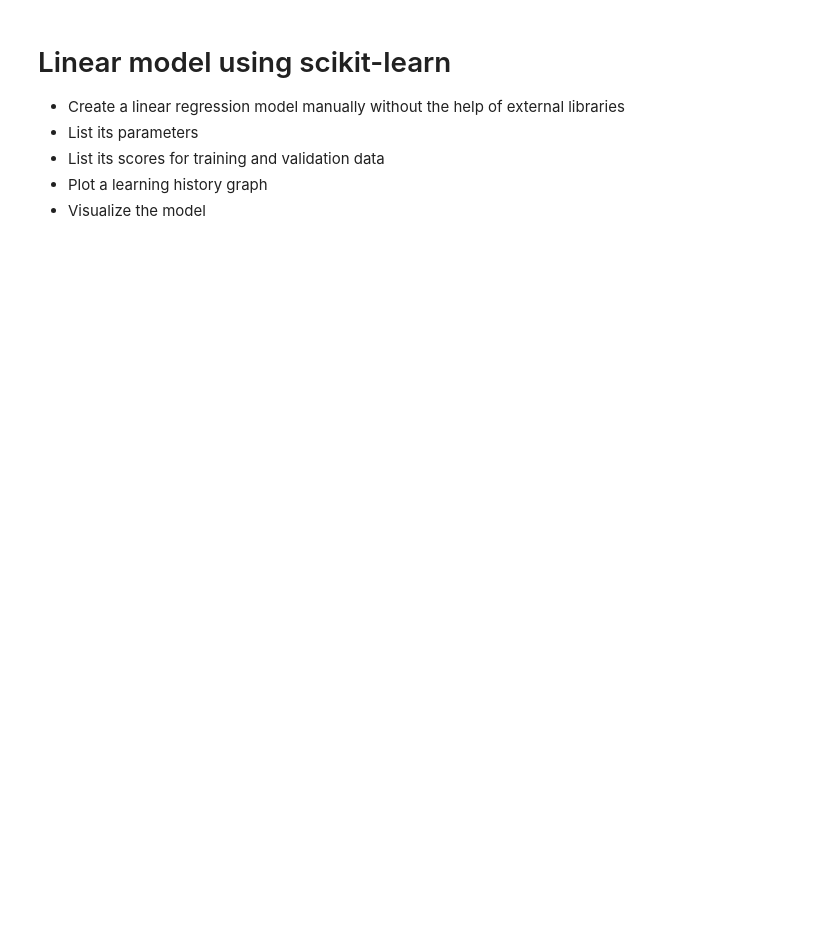
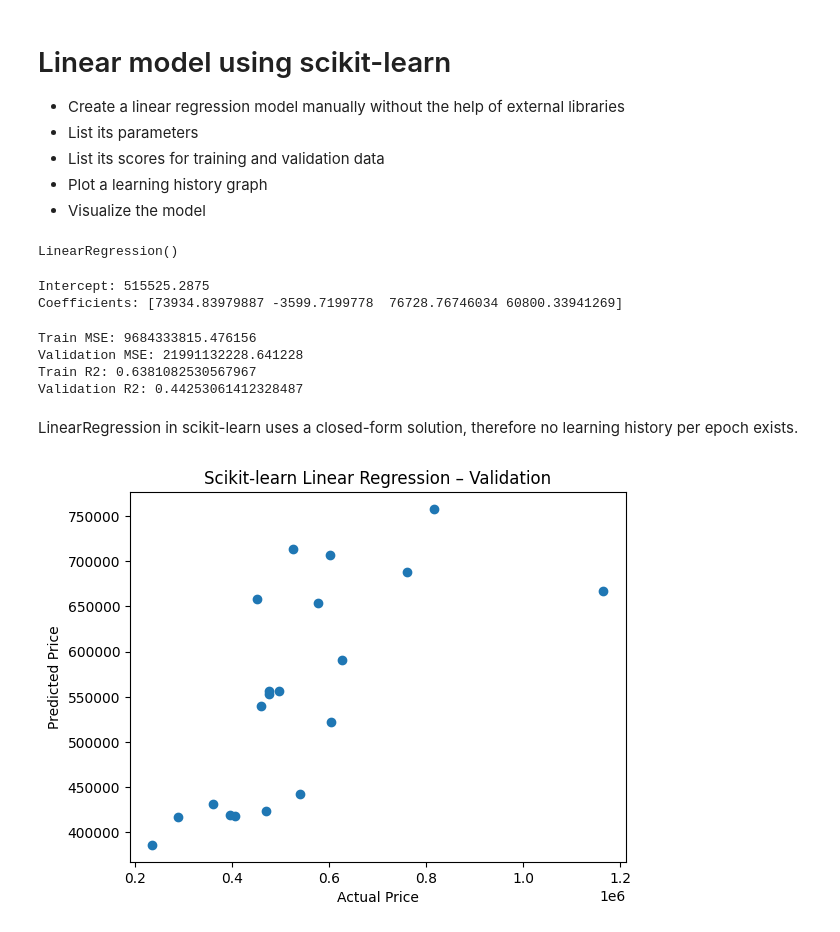
Before and after one commit to University-of-Pardubice/exercises-canistan0, a Jupyter notebook: 06_Linear_regression/06_B_task_Portland.ipynb, the cells around one changed output. Drawn from its saved outputs; the diff is of its cells as text; code cells hidden in the pictures; blank space fills up the shorter version.

```diff
--- a/06_Linear_regression/06_B_task_Portland.ipynb
+++ b/06_Linear_regression/06_B_task_Portland.ipynb
@@ -60,3 +129,38 @@ NameError: name 'pd' is not defined
 - List its scores for training and validation data
 - Plot a learning history graph
 - Visualize the model
+# %%
+model = LinearRegression()
+model.fit(X_train_scaled, y_train)
+# %% [output]
+LinearRegression()
+# %%
+print("Intercept:", model.intercept_)
+print("Coefficients:", model.coef_)
+# %% [output]
+Intercept: 515525.2875
+Coefficients: [73934.83979887 -3599.7199778  76728.76746034 60800.33941269]
+# %%
+y_train_pred_skl = model.predict(X_train_scaled)
+y_val_pred_skl = model.predict(X_val_scaled)
+
+print("Train MSE:", mean_squared_error(y_train, y_train_pred_skl))
+print("Validation MSE:", mean_squared_error(y_val, y_val_pred_skl))
+print("Train R2:", r2_score(y_train, y_train_pred_skl))
+print("Validation R2:", r2_score(y_val, y_val_pred_skl))
+# %% [output]
+Train MSE: 9684333815.476156
+Validation MSE: 21991132228.641228
+Train R2: 0.6381082530567967
+Validation R2: 0.44253061412328487
+# %% [markdown]
+LinearRegression in scikit-learn uses a closed-form solution,
+therefore no learning history per epoch exists.
+# %%
+plt.scatter(y_val, y_val_pred_skl)
+plt.xlabel("Actual Price")
+plt.ylabel("Predicted Price")
+plt.title("Scikit-learn Linear Regression – Validation")
+plt.show()
+# %% [output]
+[figure, added]
```
Also changed, not shown: parts of 11 cells of this notebook, 2 other files.
